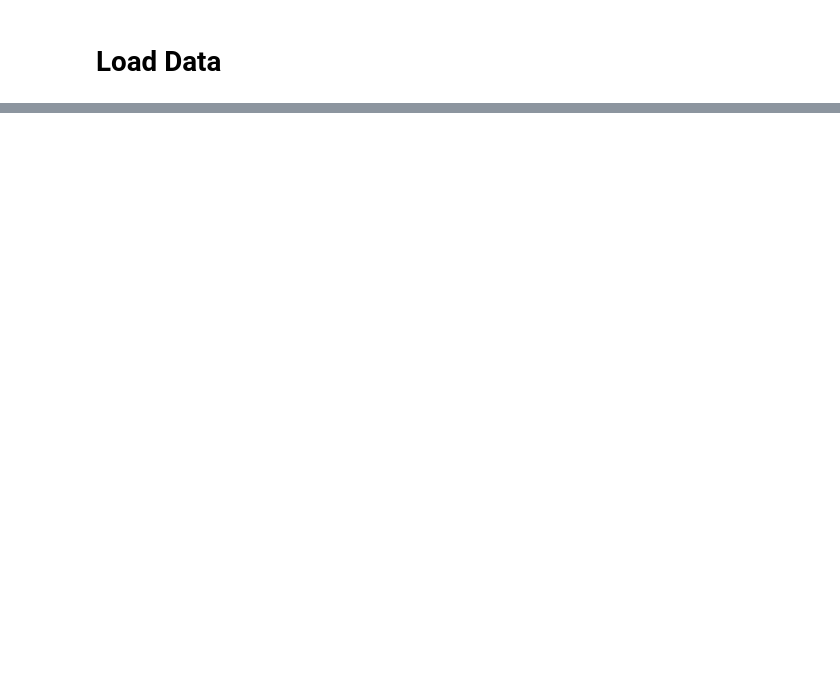
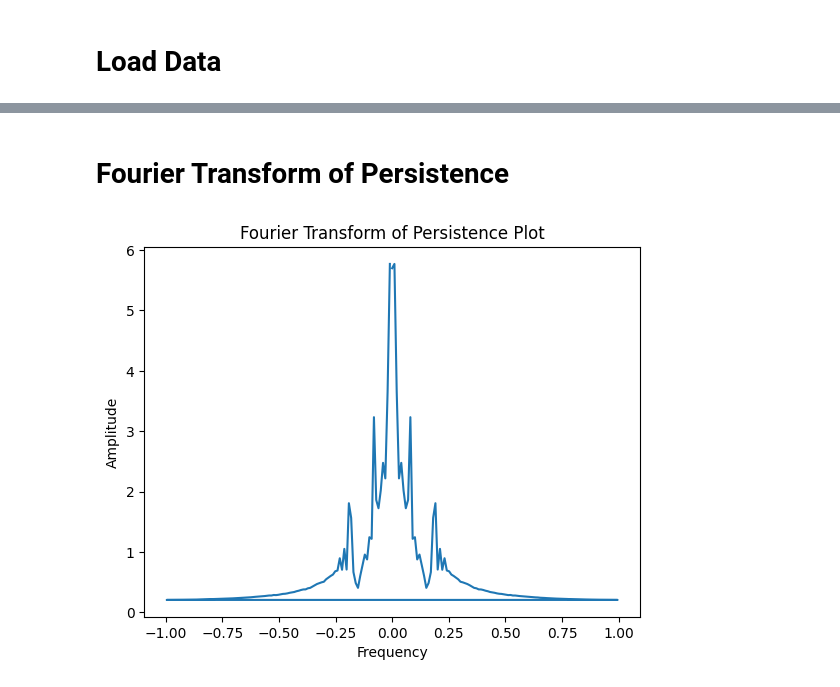
Before and after one commit to hawexrutile/Fluid-Simulations, a Jupyter notebook: Animation.ipynb, the cells around one changed output, grey strips where cells are left out. Cells and saved outputs as stored; diff of their text form; code cells hidden in the pictures; blank space fills up the shorter version.

```diff
--- a/Animation.ipynb
+++ b/Animation.ipynb
@@ -122,9 +167,6 @@ FinalSysImagePlotter()
 # %%
 # Create a figure and axis for the animation
 fig, ax = plt.subplots()
-# Set the axis limits based on your particle box size
-ax.set_xlim(0, box_size)
-ax.set_ylim(0, box_size)
 
 # Function to update the animation
 def update(frame):
@@ -195,0 +266,47 @@ if __name__ == '__main__':
+# %% [markdown]
+# Fourier Transform of Persistence
+# %%
+def persistenceFFT():
+
+    # Create an empty list to store the persistence list of each particle at each gap to take average later
+    persistencePerParticle = [[0.0] * int(math.floor(len(data) - 1.0)) for i in range(numParticles)]
+
+    # Create a for loop running through each particle
+    for i in range(numParticles):
+        # Create an empty list to store the persistence values of each gap
+        persistencePerGap = [0.0] * math.floor(len(data) -1.0)
+
+        # Create a for loop running through half the size of the number of timesteps; here j will be called "gap"
+        for j in range(math.floor(len(data) -1.0)):
+            for k in range(len(data) - j - 1):
+                persistencePerGap[j] += (math.cos(float(data[k][i][4])) * math.cos(float(data[k+j+1][i][4])))
+            persistencePerGap[j] /= (len(data) - j - 1)
+        persistencePerParticle[i] = persistencePerGap
+
+    # Create 2 list which stores the average persistence and standard deviation of persistence of each particle at a given gap
+    averagePersistencePerGap = [0.0] * math.floor(len(data) -1.0)
+
+    # Create a for loop running through half the size of the number of timesteps; here j will be called "gap"
+    for j in range(math.floor(len(data)-1.0)):
+        persistenceValues = []
+        for i in range(numParticles):
+            persistenceValues.append(persistencePerParticle[i][j])
+        meanPersistence = np.mean(persistenceValues)
+        averagePersistencePerGap[j] = meanPersistence
+
+
+    # Calculate the Fourier transform of the persistence data
+    fft = np.fft.fft(averagePersistencePerGap)
+    freq = np.fft.fftfreq(len(averagePersistencePerGap), d=(dataCompression*timestep))
+
+    # Plot the Fourier transform
+    fig, ax = plt.subplots()
+    ax.plot(freq, np.abs(fft))
+    ax.set_xlabel('Frequency')
+    ax.set_ylabel('Amplitude')
+    ax.set_title('Fourier Transform of Persistence Plot')
+    plt.savefig("persistence_fft.png")
+
+persistenceFFT()
+# %% [output]
+[figure, added]
```
Also changed, not shown: parts of 17 cells of this notebook.
